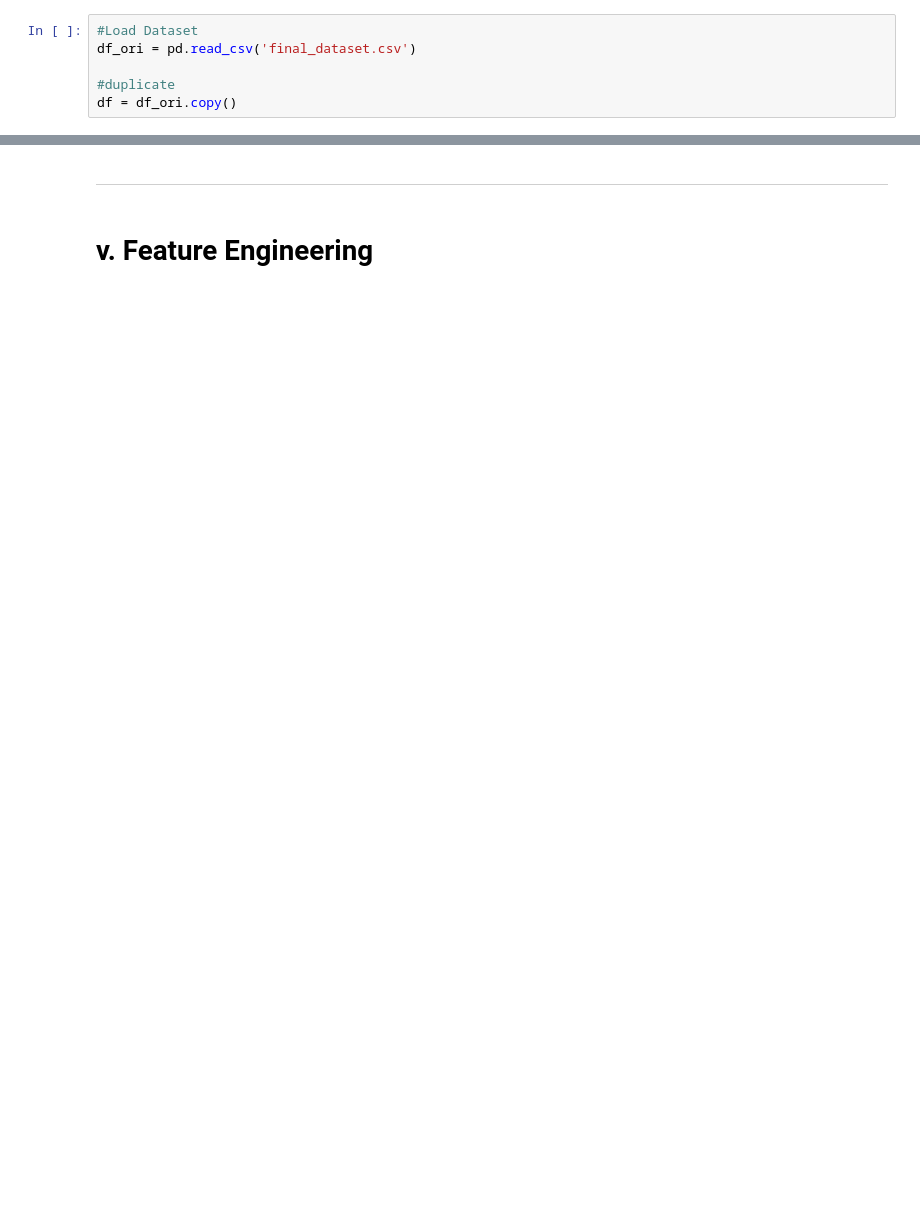
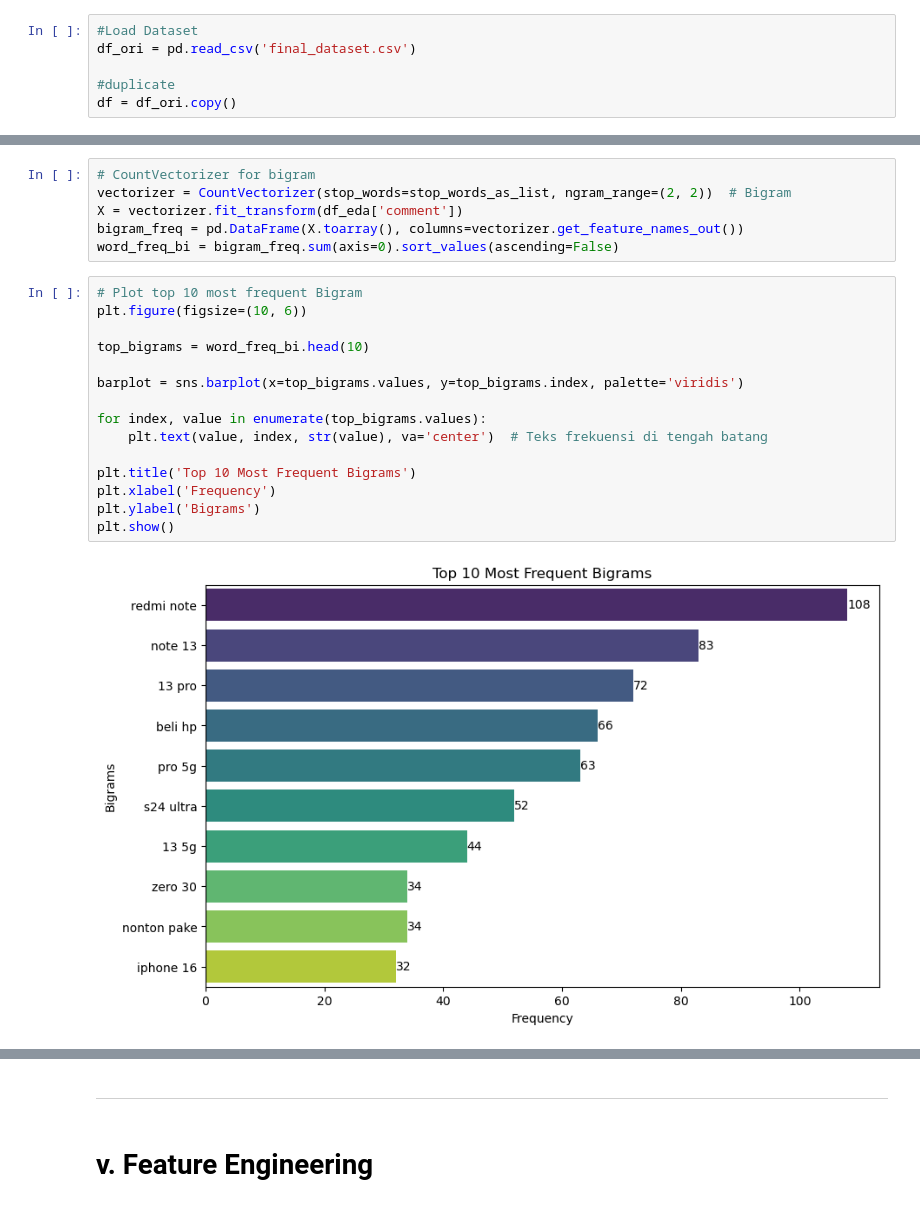
Before and after one commit to FTDS-assignment-bay/p2-final-project-phonalitics, a Jupyter notebook: phonAlytics.ipynb, the cells around one changed output, grey strips where cells are left out. Drawn from its saved outputs; the diff is of its cells as text; blank space fills up the shorter version.

```diff
--- a/phonAlytics.ipynb
+++ b/phonAlytics.ipynb
@@ -139,0 +469,23 @@ df.duplicated().sum()
+# %%
+# CountVectorizer for bigram
+vectorizer = CountVectorizer(stop_words=stop_words_as_list, ngram_range=(2, 2))  # Bigram
+X = vectorizer.fit_transform(df_eda['comment'])
+bigram_freq = pd.DataFrame(X.toarray(), columns=vectorizer.get_feature_names_out())
+word_freq_bi = bigram_freq.sum(axis=0).sort_values(ascending=False)
+# %%
+# Plot top 10 most frequent Bigram
+plt.figure(figsize=(10, 6))
+
+top_bigrams = word_freq_bi.head(10)
+
+barplot = sns.barplot(x=top_bigrams.values, y=top_bigrams.index, palette='viridis')
+
+for index, value in enumerate(top_bigrams.values):
+    plt.text(value, index, str(value), va='center')  # Teks frekuensi di tengah batang
+
+plt.title('Top 10 Most Frequent Bigrams')
+plt.xlabel('Frequency')
+plt.ylabel('Bigrams')
+plt.show()
+# %% [output]
+[figure, added]
```
Also changed, not shown: parts of 166 cells of this notebook.
